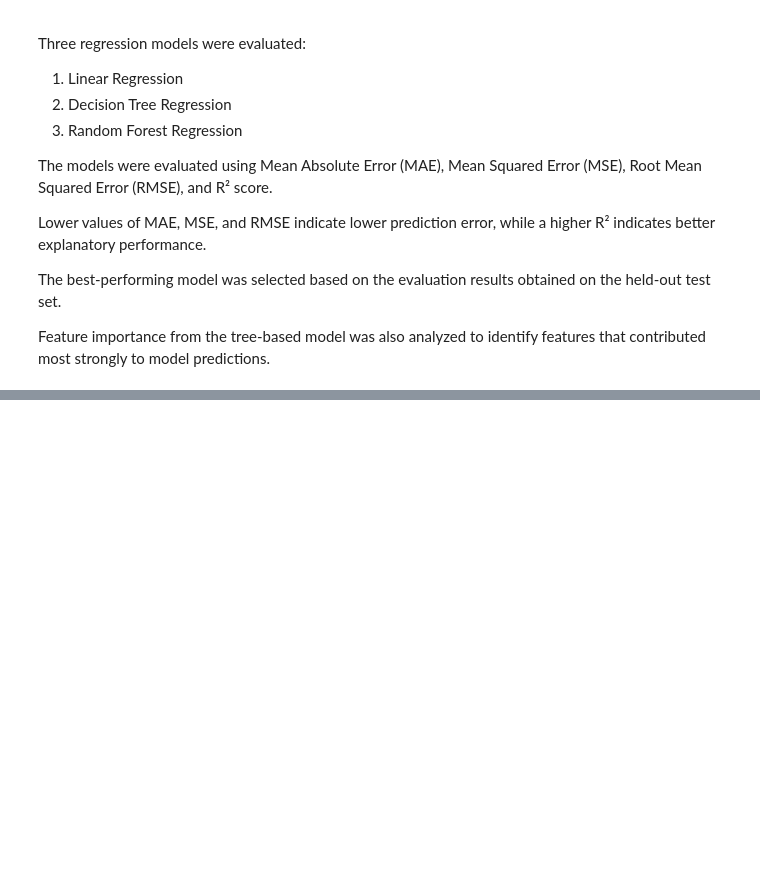
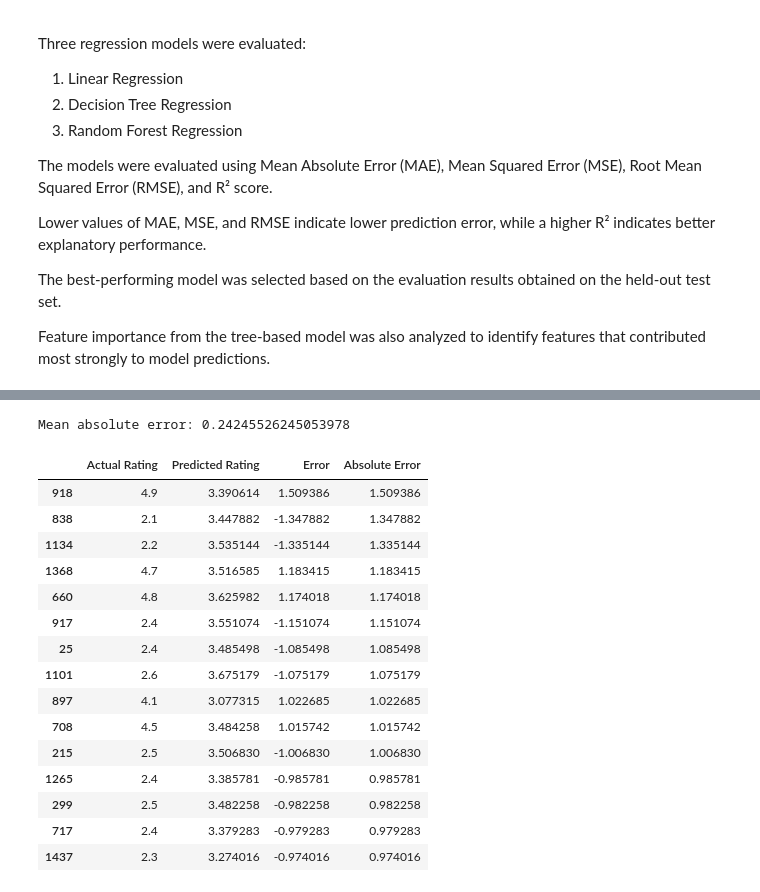
Before and after one commit to aniketsatav/cognifyz-machine-learning-internship, a Jupyter notebook: notebooks/02_Task1_Rating_Prediction.ipynb, the cells around one changed output, grey strips where cells are left out. Cells and saved outputs as stored; diff of their text form; code cells hidden in the pictures; blank space fills up the shorter version.

```diff
--- a/notebooks/02_Task1_Rating_Prediction.ipynb
+++ b/notebooks/02_Task1_Rating_Prediction.ipynb
@@ -847,0 +958,13 @@ predictions.
+# %%
+predictions = {
+    "Linear Regression": linear_pred,
+    "Decision Tree": decision_tree_pred,
+    "Random Forest": random_forest_pred
+}
+
+best_model_name = results_df.loc[
+    results_df["R²"].idxmax(),
+    "Model"
+]
+
+best_predictions = predictions[best_model_name]
@@ -847,0 +1035,31 @@ predictions.
+# %%
+print(
+    "Mean absolute error:",
+    prediction_analysis["Absolute Error"].mean()
+)
+# %% [output]
+Mean absolute error: 0.24245526245053978
+# %%
+largest_errors = prediction_analysis.sort_values(
+    "Absolute Error",
+    ascending=False
+).head(15)
+
+largest_errors
+# %% [output]
+|  | Actual Rating | Predicted Rating | Error | Absolute Error |
+| 918 | 4.9 | 3.390614 | 1.509386 | 1.509386 |
+| 838 | 2.1 | 3.447882 | -1.347882 | 1.347882 |
+| 1134 | 2.2 | 3.535144 | -1.335144 | 1.335144 |
+| 1368 | 4.7 | 3.516585 | 1.183415 | 1.183415 |
+| 660 | 4.8 | 3.625982 | 1.174018 | 1.174018 |
+| 917 | 2.4 | 3.551074 | -1.151074 | 1.151074 |
+| 25 | 2.4 | 3.485498 | -1.085498 | 1.085498 |
+| 1101 | 2.6 | 3.675179 | -1.075179 | 1.075179 |
+| 897 | 4.1 | 3.077315 | 1.022685 | 1.022685 |
+| 708 | 4.5 | 3.484258 | 1.015742 | 1.015742 |
+| 215 | 2.5 | 3.506830 | -1.006830 | 1.006830 |
+| 1265 | 2.4 | 3.385781 | -0.985781 | 0.985781 |
+| 299 | 2.5 | 3.482258 | -0.982258 | 0.982258 |
+| 717 | 2.4 | 3.379283 | -0.979283 | 0.979283 |
+| 1437 | 2.3 | 3.274016 | -0.974016 | 0.974016 |
```
Also changed, not shown: parts of 25 cells of this notebook, 6 other files.
